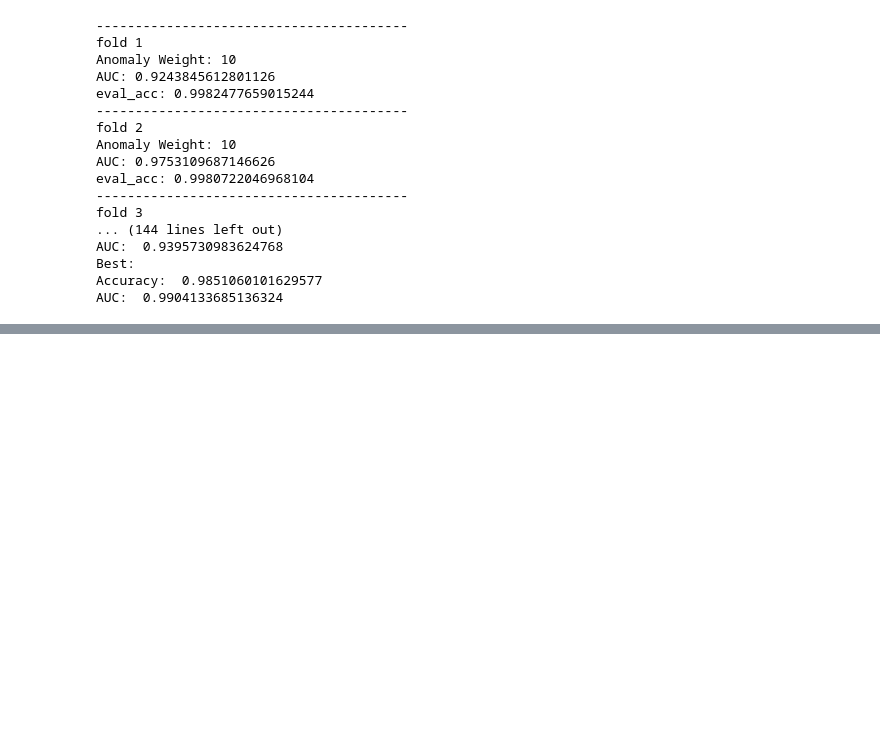
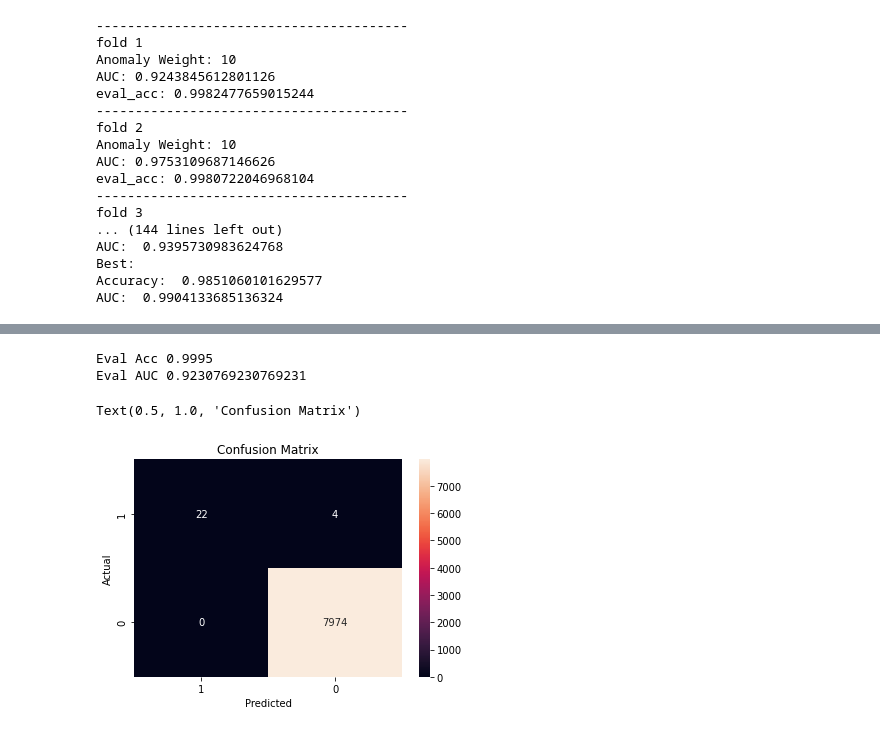
Before and after one commit to caiosainvallio/mlflow, a Jupyter notebook: mlflowScikitLearn/mlflow_sklearn.ipynb, the cells around one changed output, grey strips where cells are left out. Drawn from its saved outputs; the diff is of its cells as text; code cells hidden in the pictures; blank space fills up the shorter version.

```diff
--- a/mlflowScikitLearn/mlflow_sklearn.ipynb
+++ b/mlflowScikitLearn/mlflow_sklearn.ipynb
@@ -342,0 +368,2 @@ AUC:  0.9904133685136324
+# %%
+input_json = df.iloc[:80].drop(['Time', 'Class'], axis=1).to_json(orient='split')
@@ -342,0 +427,3 @@ AUC:  0.9904133685136324
+# %%
+scaled_selection = scaler.transform(df.iloc[:80].drop(['Time', 'Class'], axis=1))
+input_json = pd.DataFrame(scaled_selection).to_json(orient='split')
@@ -342,0 +474,32 @@ AUC:  0.9904133685136324
+# %%
+test = df.iloc[:8000]
+true = test.Class
+test = scaler.transform(test.drop(["Time", "Class"], axis=1))
+preds = []
+
+batch_size = 80
+for f in range(100):
+    sample = pd.DataFrame(test[f*batch_size:(f+1)*batch_size]).to_json(orient="split")
+    proc = subprocess.run(
+        [
+            "curl",
+            "-X",
+            "POST",
+            "-H",
+            "Content-Type:application/json; format=pandas-split",
+            "--data",
+            sample,
+            "http://127.0.0.1:5000/invocations"
+        ],
+        stdout=subprocess.PIPE, encoding='utf-8'
+    )
+
+    output = proc.stdout
+    resp = pd.DataFrame([json.loads(output)])
+    preds = np.concatenate((preds, resp.values[0]))
+
+eval_acc = accuracy_score(true, preds)
+eval_auc = roc_auc_score(true, preds)
+
+print("Eval Acc", eval_acc)
+print("Eval AUC", eval_auc)
@@ -342,0 +535,17 @@ AUC:  0.9904133685136324
+# %%
+print("Eval Acc", eval_acc)
+print("Eval AUC", eval_auc)
+# %% [output]
+Eval Acc 0.9995
+Eval AUC 0.9230769230769231
+# %%
+conf_matrix = confusion_matrix(true, preds)
+ax = sns.heatmap(conf_matrix, annot=True,fmt='g')
+ax.invert_xaxis()
+ax.invert_yaxis()
+plt.ylabel('Actual')
+plt.xlabel('Predicted')
+plt.title("Confusion Matrix")
+# %% [output]
+Text(0.5, 1.0, 'Confusion Matrix')
+[figure, added]
```
Also changed, not shown: parts of 14 cells of this notebook.
